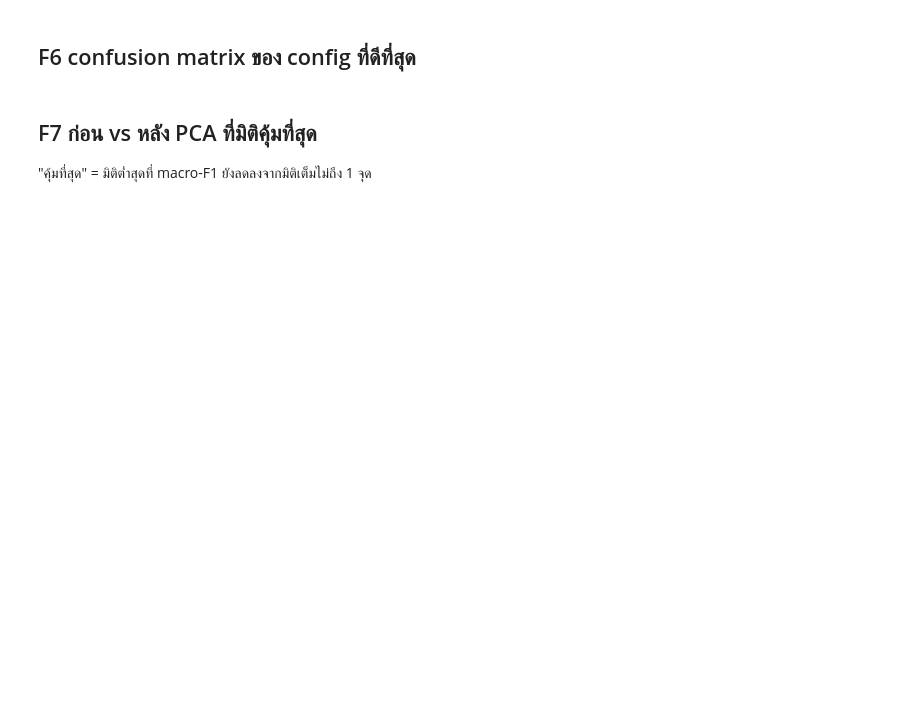
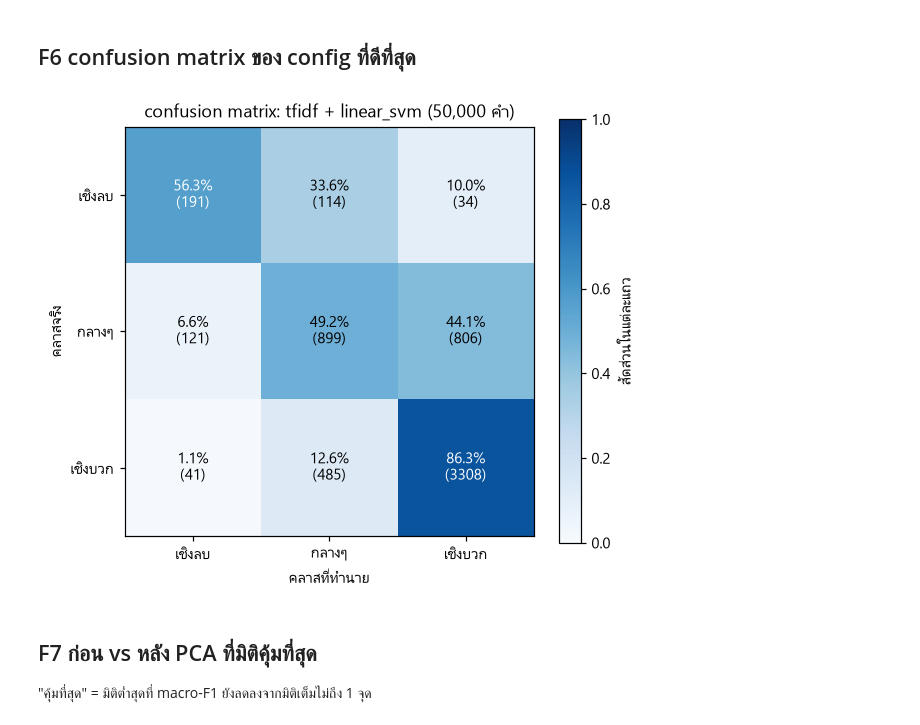
Before and after one commit to Raschakorn2549/thai-review-embeddings, a Jupyter notebook: notebooks/02_results.ipynb, the cells around one changed output. Saved outputs shown, nothing was run; the diff lists cells and outputs as text; code cells hidden in the pictures; blank space fills up the shorter version.

```diff
--- a/notebooks/02_results.ipynb
+++ b/notebooks/02_results.ipynb
@@ -175,27 +208,34 @@ print(f"สองมิติแรกอธิบายความแปรป
 # %%
 predictions = pd.read_parquet(config.PREDICTIONS_FILE)
 matrix = evaluate.confusion(predictions["y_true"], predictions["y_pred"])
 normalized = matrix / matrix.sum(axis=1, keepdims=True)
 
 fig, ax = plt.subplots(figsize=(6, 5))
 image = ax.imshow(normalized, cmap="Blues", vmin=0, vmax=1)
 
 names = [LABEL_NAMES[label] for label in config.LABELS]
 ax.set_xticks(range(len(names)), names)
 ax.set_yticks(range(len(names)), names)
 ax.set_xlabel("คลาสที่ทำนาย")
 ax.set_ylabel("คลาสจริง")
-ax.set_title(f"confusion matrix: {best_overall['model']} @ {best_overall['dims']} มิติ")
+# TF-IDF reports a vocabulary size, not a PCA dimension, so word the two cases apart
+if best_overall["feature"] == config.EMBEDDING_NAME:
+    size = f"{best_overall['dims']} มิติ"
+else:
+    size = f"{best_overall['dims']:,} คำ"
+ax.set_title(f"confusion matrix: {best_overall['feature']} + {best_overall['model']} ({size})")
 ax.grid(False)
 
 for i in range(len(names)):
     for j in range(len(names)):
         color = "white" if normalized[i, j] > 0.5 else "black"
         ax.text(j, i, f"{normalized[i, j]:.1%}\n({matrix[i, j]})",
                 ha="center", va="center", color=color)
 
 fig.colorbar(image, ax=ax, label="สัดส่วนในแต่ละแถว")
 plotting.save(fig, "res_confusion_best")
+# %% [output]
+[figure, added]
 # %% [markdown]
 ## F7 ก่อน vs หลัง PCA ที่มิติคุ้มที่สุด
 
```
Also changed, not shown: parts of 12 cells of this notebook, 11 other files.
